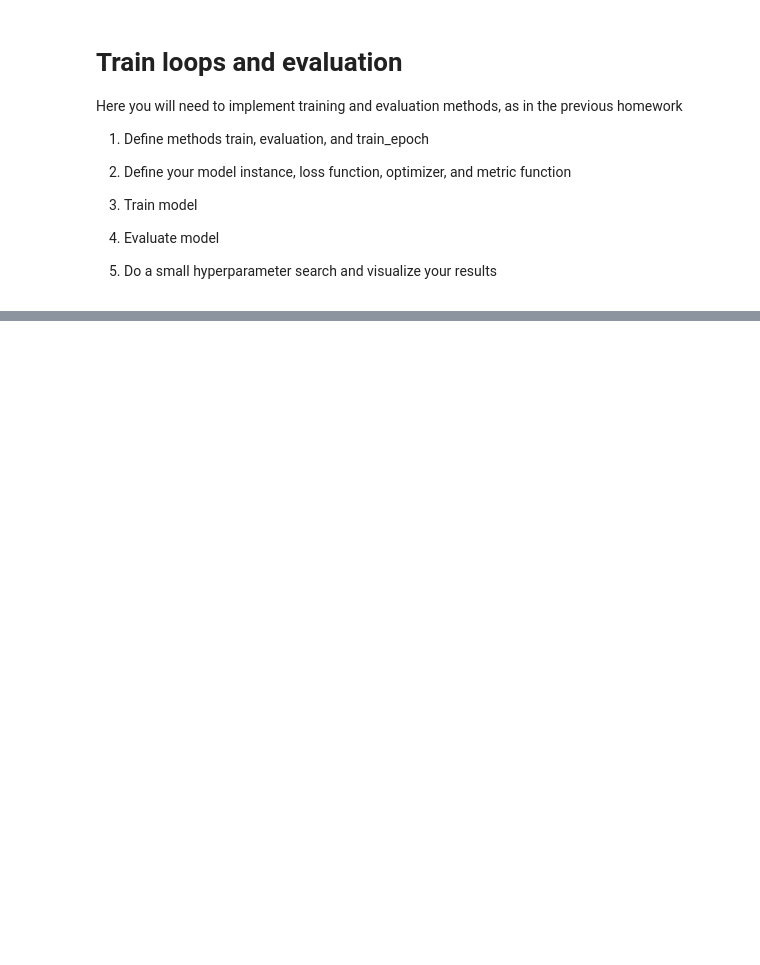
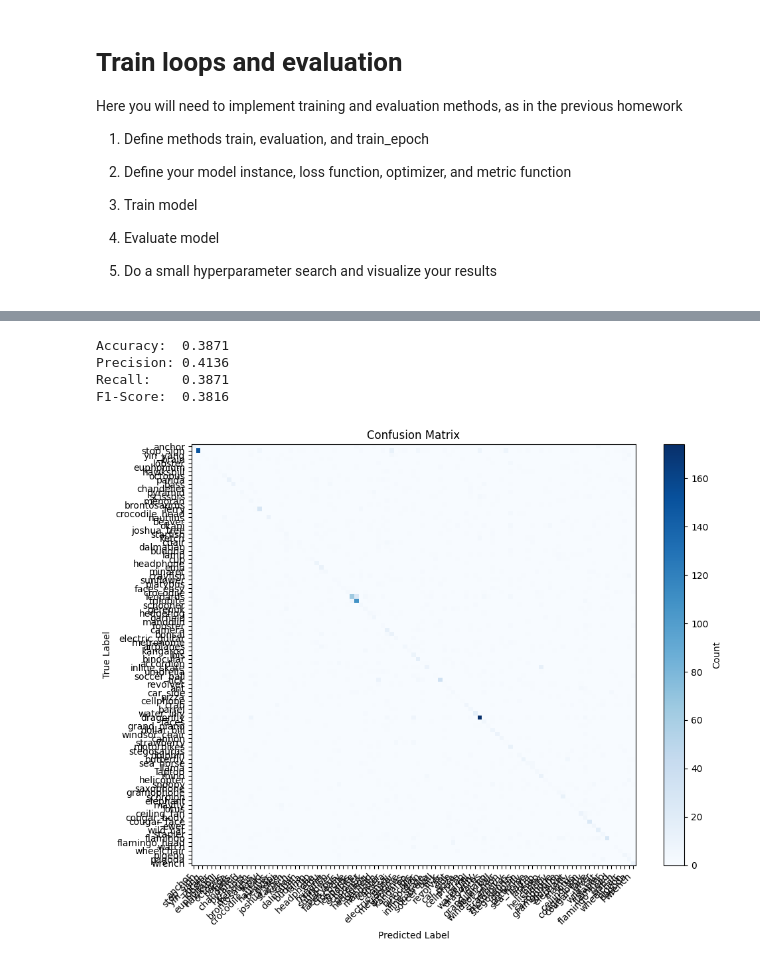
Before and after one commit to heliochromic/caltech256-image-rnn, a Jupyter notebook: image_rnn.ipynb, the cells around one changed output, grey strips where cells are left out. Cells and saved outputs as stored; diff of their text form; code cells hidden in the pictures; blank space fills up the shorter version.

Commit message:
training is done

```diff
--- a/image_rnn.ipynb
+++ b/image_rnn.ipynb
@@ -94,3 +90,5 @@ def load_data(config, train_transform, test_transform):
+# %%
+classes = list(os.listdir(f"{data_dir}/train"))
 # %%
 # You can check how PatchEmbeddings class splits the image into patches using the image_to_patches function
 
@@ -274,6 +276,12 @@ class MyModel(nn.Module):
         logits = self.classifier(x[:, -1, :])
 
         return logits
+# %%
+recurrent_modules = {
+    "RNN": nn.RNN,
+    "GRU": nn.GRU,
+    "LSTM": nn.LSTM
+}
 # %% [markdown]
 # Train loops and evaluation
 
@@ -525,0 +554,24 @@ print(f"Best trial final validation loss: {results.metrics['loss']:.4f}")
+# %%
+checkpoint_dir = '/teamspace/studios/this_studio/ray_results/train_image_rnn_2025-11-24_16-03-01/train_image_rnn_15fab_00016_16_batch_size=64,embedding_dim=256,hidden_size=512,lr=0.0001,num_layers=5,patch_size=56,recurrent_modu_2025-11-24_16-03-16'
+
+try:
+    best_result = results.get_best_result(metric="loss", mode="min")
+    best_checkpoint = best_result.checkpoint
+    with best_checkpoint.as_directory() as checkpoint_dir_path:
+        checkpoint_path = os.path.join(checkpoint_dir_path, "checkpoint.pth")
+        checkpoint_dir = "/".join(checkpoint_dir_path.split("/")[:-1])
+except NameError:
+    checkpoint_files = [f for f in os.listdir(checkpoint_dir) if f.startswith('checkpoint_')]
+    if checkpoint_files:
+        latest_checkpoint = sorted(checkpoint_files)[-1]
+        checkpoint_path = os.path.join(checkpoint_dir, latest_checkpoint, "checkpoint.pth")
+    else:
+        checkpoint_path = os.path.join(checkpoint_dir, "checkpoint.pth")
+
+
+with open(f'{checkpoint_dir}/params.json', 'r') as f:
+    params = json.load(f)
+    del params['batch_size']
+    del params['lr']
+    del params['weight_decay']
+    params['recurrent_module'] = recurrent_modules[params['recurrent_module']]
@@ -525,0 +582,5 @@ print(f"Best trial final validation loss: {results.metrics['loss']:.4f}")
+# %%
+device = torch.device('cuda' if torch.cuda.is_available() else 'cpu')
+model = MyModel(class_number=101, **params)
+model.load_state_dict(torch.load(checkpoint_path, map_location=device))
+model.to(device)
@@ -525,0 +599,8 @@ print(f"Best trial final validation loss: {results.metrics['loss']:.4f}")
+# %%
+evaluate(model=model, device=device, classes=classes)
+# %% [output]
+Accuracy:  0.3871
+Precision: 0.4136
+Recall:    0.3871
+F1-Score:  0.3816
+[figure, added]
```
Also changed, not shown: parts of 14 cells of this notebook.
